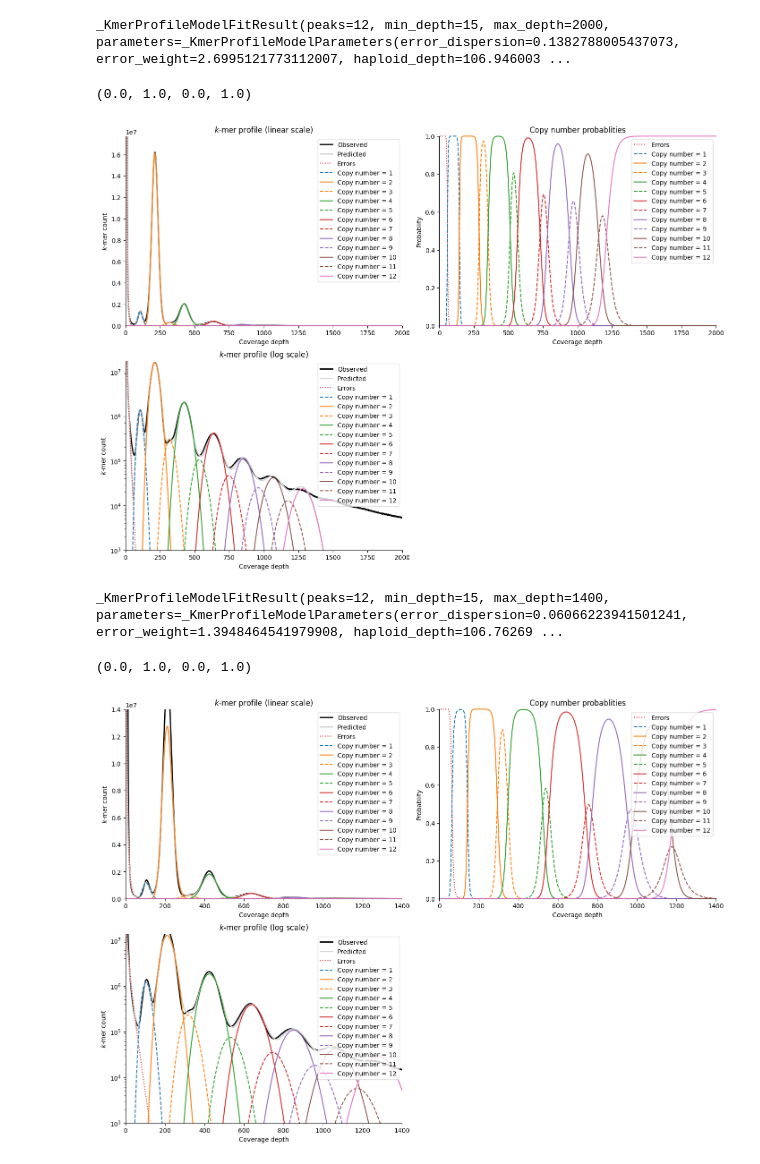
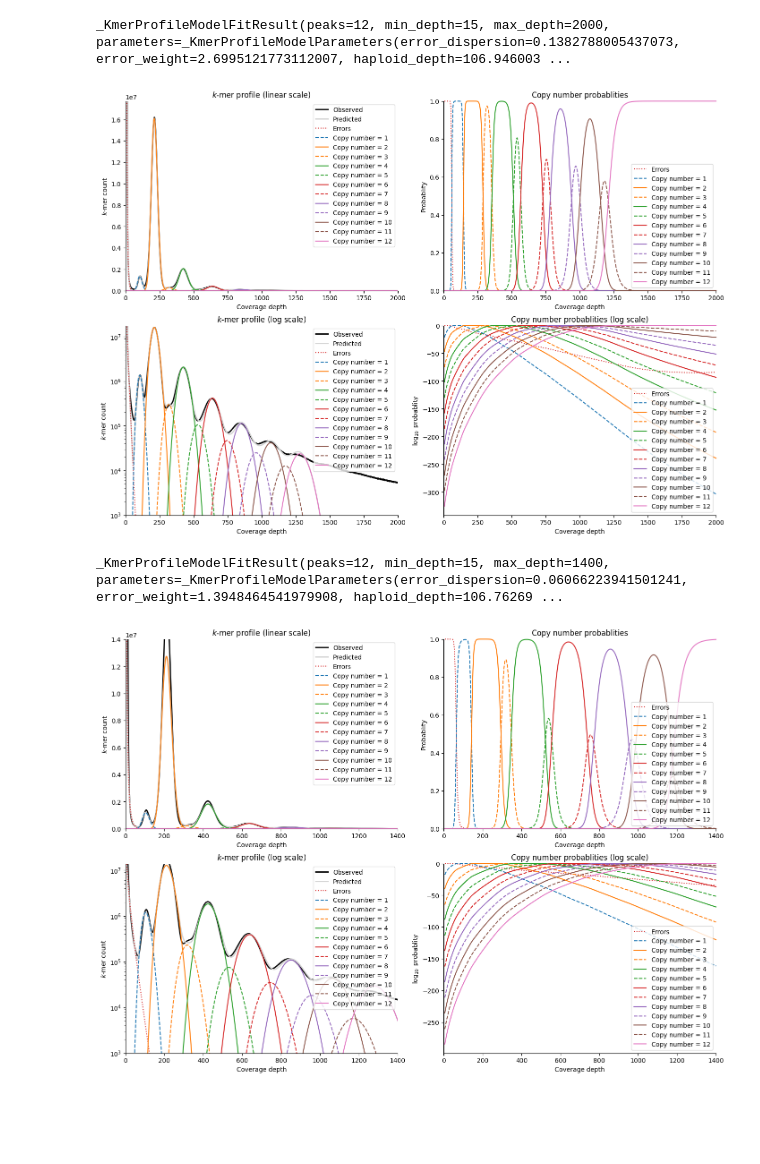
Before and after one commit to jzhang-dev/kmer-profile-decomposer, a Jupyter notebook: demo.py.ipynb, the cells around one changed output. Saved outputs shown, nothing was run; the diff lists cells and outputs as text; code cells hidden in the pictures; blank space fills up the shorter version.

Commit message:
Log probablity plot

```diff
--- a/demo.py.ipynb
+++ b/demo.py.ipynb
@@ -15,13 +15,12 @@ result
 _KmerProfileModelFitResult(peaks=12, min_depth=15, max_depth=2000, parameters=_KmerProfileModelParameters(error_dispersion=0.1382788005437073, error_weight=2.6995121773112007, haploid_depth=106.946003 ...
 # %%
 fig, axes = plt.subplots(2, 2, figsize=(14, 10), sharex=False, constrained_layout=True)
-result.plot_model(axes[0, 0])
+result.plot_model(axes[0, 0], scale='linear')
 result.plot_model(axes[1, 0], scale='log')
-result.plot_probablity(axes[0, 1])
-axes[1, 1].axis('off')
+result.plot_probablity(axes[0, 1], scale='linear')
+result.plot_probablity(axes[1, 1], scale='log')
 # %% [output]
-(0.0, 1.0, 0.0, 1.0)
-[figure, old version]
+[figure, new version]
 # %%
 model = KmerProfileModel(df['depth'], df['count'], 12, 15, 1400)
 result = model.fit(107, residuals='log')
@@ -30,10 +29,9 @@ result
 _KmerProfileModelFitResult(peaks=12, min_depth=15, max_depth=1400, parameters=_KmerProfileModelParameters(error_dispersion=0.06066223941501241, error_weight=1.3948464541979908, haploid_depth=106.76269 ...
 # %%
 fig, axes = plt.subplots(2, 2, figsize=(14, 10), sharex=False, constrained_layout=True)
-result.plot_model(axes[0, 0])
+result.plot_model(axes[0, 0], scale='linear')
 result.plot_model(axes[1, 0], scale='log')
-result.plot_probablity(axes[0, 1])
-axes[1, 1].axis('off')
+result.plot_probablity(axes[0, 1], scale='linear')
+result.plot_probablity(axes[1, 1], scale='log')
 # %% [output]
-(0.0, 1.0, 0.0, 1.0)
-[figure, old version]
+[figure, new version]
```
Also changed, not shown: parts of 1 cell of this notebook, 3 other files.
